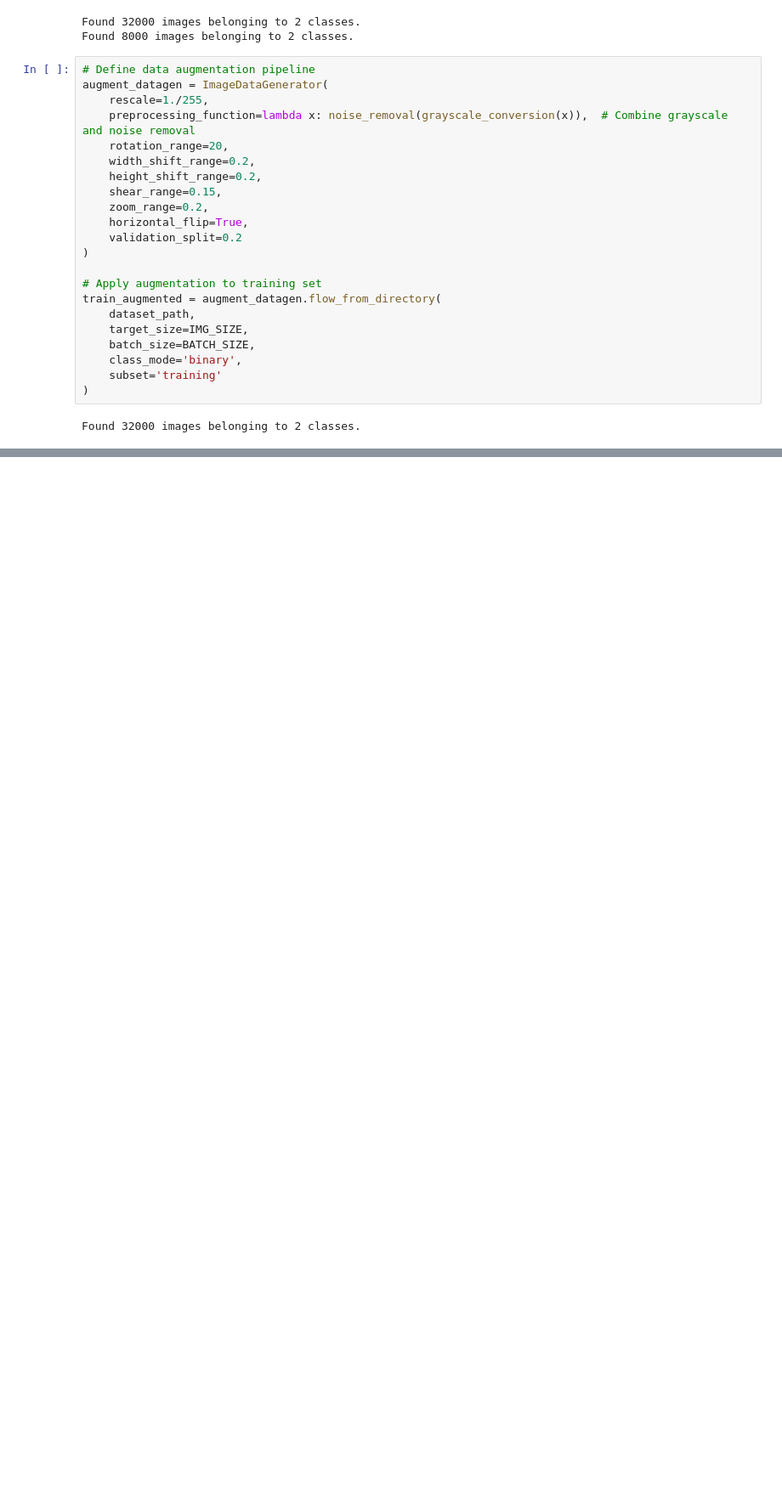
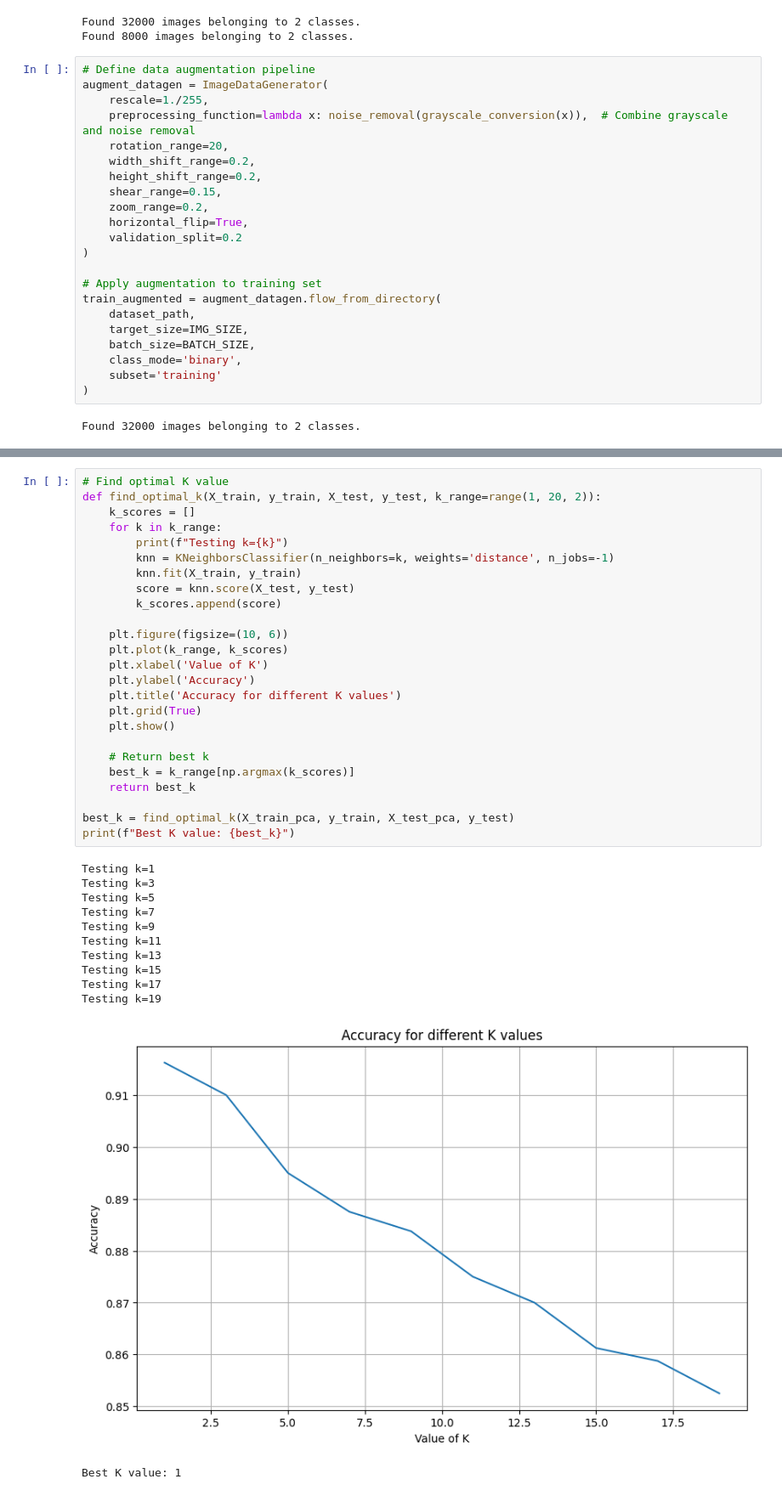
Before and after one commit to call-me-jot/surface-crack-detector, a Jupyter notebook: surface_crack_detector.ipynb, the cells around one changed output, grey strips where cells are left out. Shown at 85% size. Cells and saved outputs as stored; diff of their text form; blank space fills up the shorter version.

```diff
--- a/surface_crack_detector.ipynb
+++ b/surface_crack_detector.ipynb
@@ -206,0 +312,38 @@ plt.show()
+# %%
+# Find optimal K value
+def find_optimal_k(X_train, y_train, X_test, y_test, k_range=range(1, 20, 2)):
+    k_scores = []
+    for k in k_range:
+        print(f"Testing k={k}")
+        knn = KNeighborsClassifier(n_neighbors=k, weights='distance', n_jobs=-1)
+        knn.fit(X_train, y_train)
+        score = knn.score(X_test, y_test)
+        k_scores.append(score)
+
+    plt.figure(figsize=(10, 6))
+    plt.plot(k_range, k_scores)
+    plt.xlabel('Value of K')
+    plt.ylabel('Accuracy')
+    plt.title('Accuracy for different K values')
+    plt.grid(True)
+    plt.show()
+
+    # Return best k
+    best_k = k_range[np.argmax(k_scores)]
+    return best_k
+
+best_k = find_optimal_k(X_train_pca, y_train, X_test_pca, y_test)
+print(f"Best K value: {best_k}")
+# %% [output]
+Testing k=1
+Testing k=3
+Testing k=5
+Testing k=7
+Testing k=9
+Testing k=11
+Testing k=13
+Testing k=15
+Testing k=17
+Testing k=19
+[figure, added]
+Best K value: 1
```
Also changed, not shown: parts of 10 cells of this notebook.
